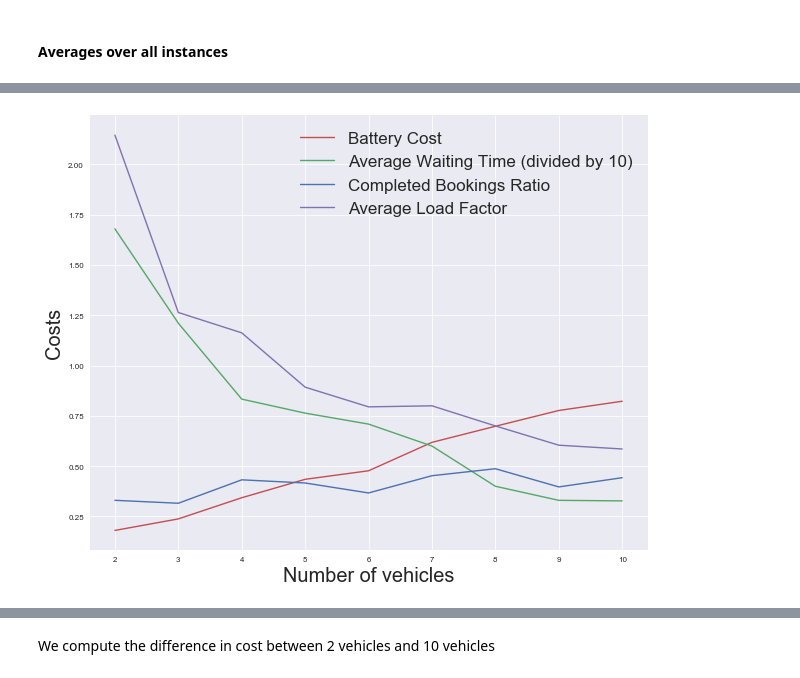
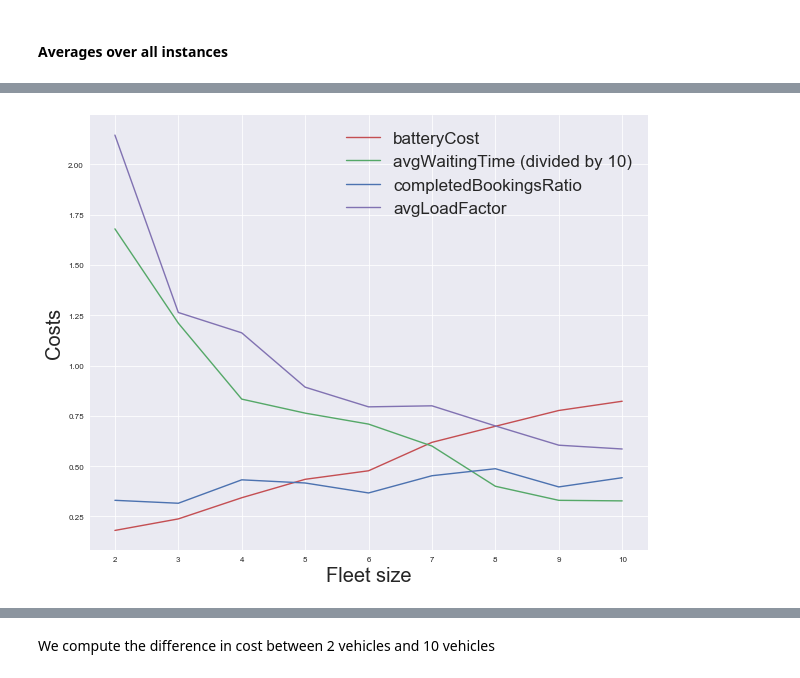
Before and after one commit to paeby/masterThesis, a Jupyter notebook: Analysis/optimal number of vehicles/Demand vs number of vehicles analysis.ipynb, the cells around one changed output, grey strips where cells are left out. Saved outputs shown, nothing was run; the diff lists cells and outputs as text; code cells hidden in the pictures.

```diff
--- a/Analysis/optimal number of vehicles/Demand vs number of vehicles analysis.ipynb
+++ b/Analysis/optimal number of vehicles/Demand vs number of vehicles analysis.ipynb
@@ -600,19 +597,19 @@ averages["averageLoadFactor"][8] = 0.07
 # %%
 pp.figure(figsize=(10,8))
 sns.set_context("paper", rc={"font.size":20,"axes.titlesize":20,"axes.labelsize":20})
-pp.plot(vehicles, averages['totalEnergy'], color = palette[2], label='Battery Cost');
-pp.plot(vehicles, averages['averageWaitingTime']/10, color = palette[1], label='Average Waiting Time (divided by 10)');
-pp.plot(vehicles, averages['completedBookingsPercentage'], color = palette[0], label='Completed Bookings Ratio');
-pp.plot(vehicles, averages['averageLoadFactor']*10, color = palette[3], label='Average Load Factor');
+pp.plot(vehicles, averages['totalEnergy'], color = palette[2], label='batteryCost');
+pp.plot(vehicles, averages['averageWaitingTime']/10, color = palette[1], label='avgWaitingTime (divided by 10)');
+pp.plot(vehicles, averages['completedBookingsPercentage'], color = palette[0], label='completedBookingsRatio');
+pp.plot(vehicles, averages['averageLoadFactor']*10, color = palette[3], label='avgLoadFactor');
 
 
 pp.legend(loc=1,prop={'size': 17})
 pp.xticks(vehicles)
-pp.xlabel("Number of vehicles")
+pp.xlabel("Fleet size")
 pp.ylabel("Costs")
 pp.savefig('vehicleimpact.pdf')
 # %% [output]
-[figure, old version]
+[figure, new version]
 # %%
 pp.figure(figsize=(7,6))
 pp.plot(vehicles, averages['stabilityWaitingTime']/100, color = palette[2], label='wt');
```
Also changed, not shown: parts of 31 cells of this notebook, 29 other files.
